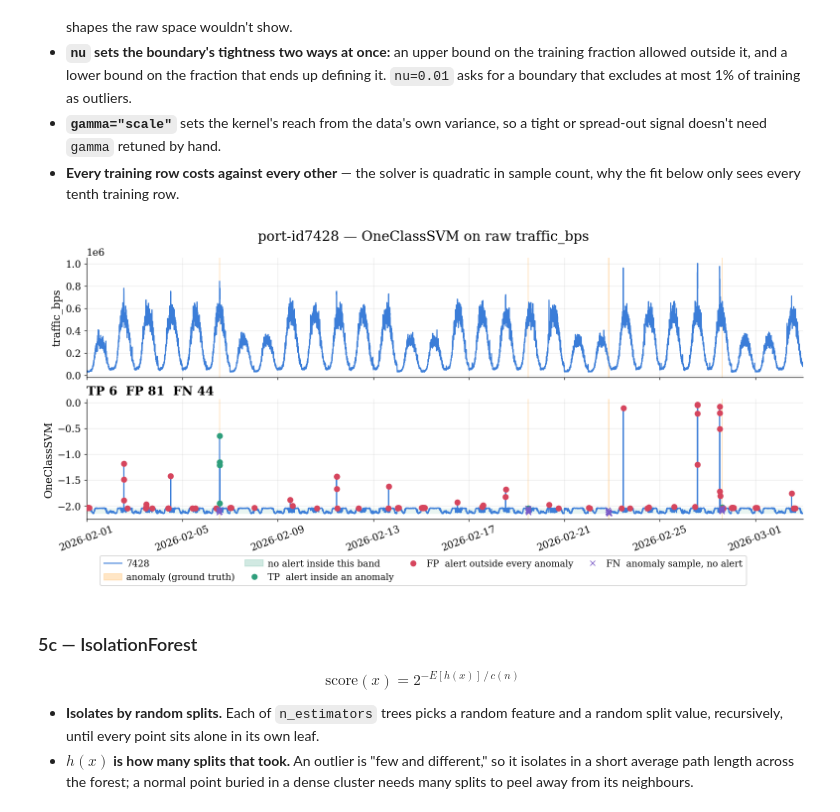
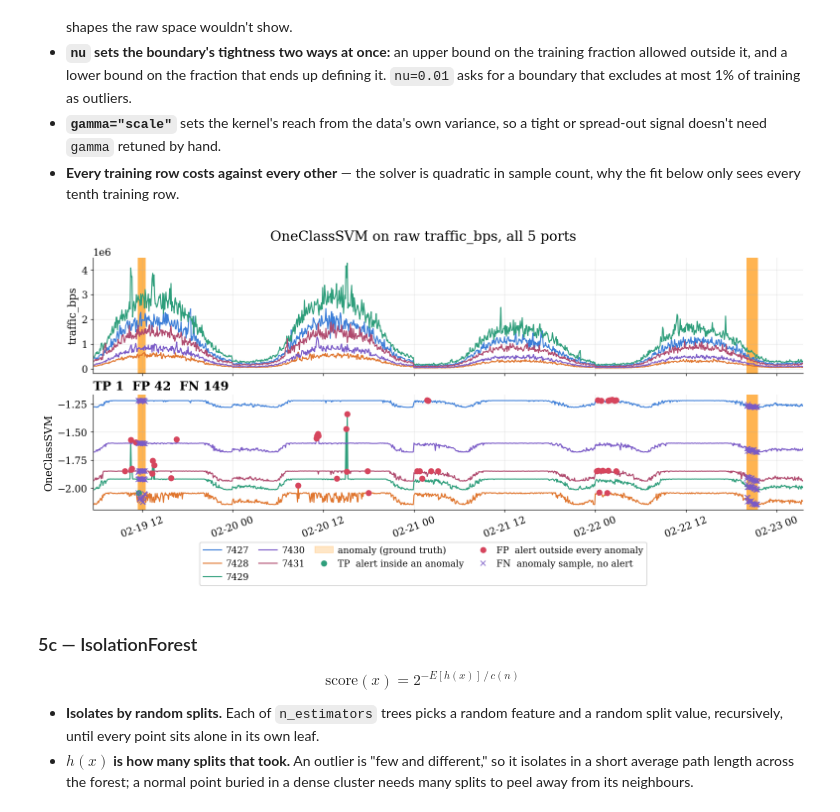
Before and after one commit to kevin880987/aiops-anomaly-zero-to-hero, a Jupyter notebook: labs/workshop/02_detectors.ipynb, the cells around one changed output. Saved outputs shown, nothing was run; the diff lists cells and outputs as text; code cells hidden in the pictures.

```diff
--- a/labs/workshop/02_detectors.ipynb
+++ b/labs/workshop/02_detectors.ipynb
@@ -547,16 +562,16 @@ plot_signals(half=HALF, data=panel_lof, columns=[demo_col, "LOF"], ports=[demo_p
 - **Every training row costs against every other** — the solver is quadratic in sample count,
   why the fit below only sees every tenth training row.
 # %%
-score_svm = -OneClassSVM(kernel="rbf", nu=0.01, gamma="scale").fit(X5[:k5][::10]).score_samples(X5)
-panel_svm = g5.assign(**{demo_col: g5["value"], "OneClassSVM": score_svm})
-thr_svm = np.nanquantile(score_svm, BUDGET)
-plot_signals(half=HALF, data=panel_svm, columns=[demo_col, "OneClassSVM"], ports=[demo_port],
-            events=ZOOM_EVENTS, alerts={"OneClassSVM": panel_svm["OneClassSVM"] > thr_svm},
-            bands={"OneClassSVM": (float(score_svm.min()), float(thr_svm))},
+score_svm = fit_every_port(lambda train: OneClassSVM(kernel="rbf", nu=0.01,
+                                                     gamma="scale").fit(train[::10]))
+df["OneClassSVM"] = score_svm
+thr_svm = score_svm.groupby(df["port_id"]).transform(lambda s: s.quantile(BUDGET))
+plot_signals(half=HALF, data=df, columns=[demo_col, "OneClassSVM"], ports=PORTS,
+            events=ZOOM_EVENTS, alerts={"OneClassSVM": (df["OneClassSVM"] > thr_svm).fillna(False)},
             outcomes=True, by_port=False, zoom_anomaly=True, zoom_signal=False,
-            title=f"{demo_port} — OneClassSVM on raw {demo_col}")
+            title=f"OneClassSVM on raw {demo_col}, all 5 ports")
 # %% [output]
-[figure, old version]
+[figure, new version]
 # %% [markdown]
 ### 5c — IsolationForest
 
```
Also changed, not shown: parts of 14 cells of this notebook, 1 other file.
